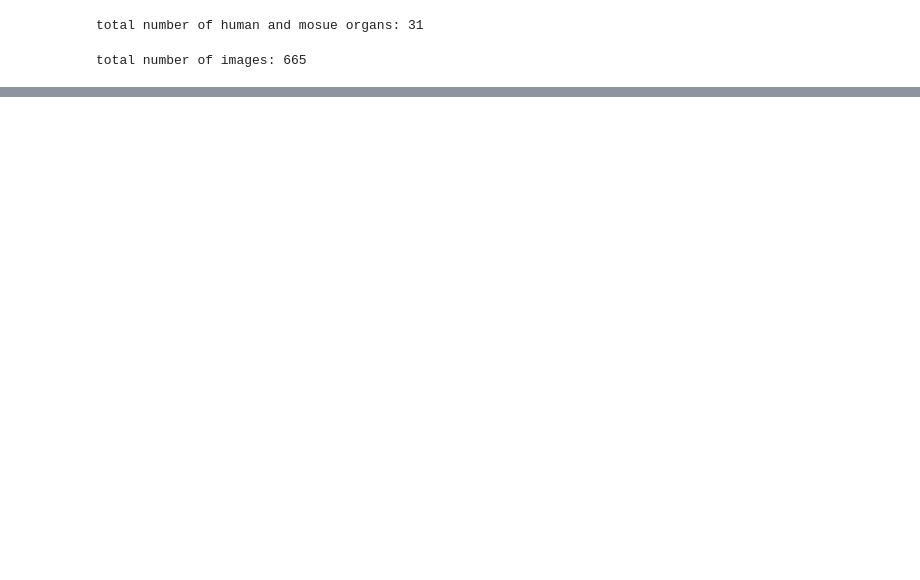
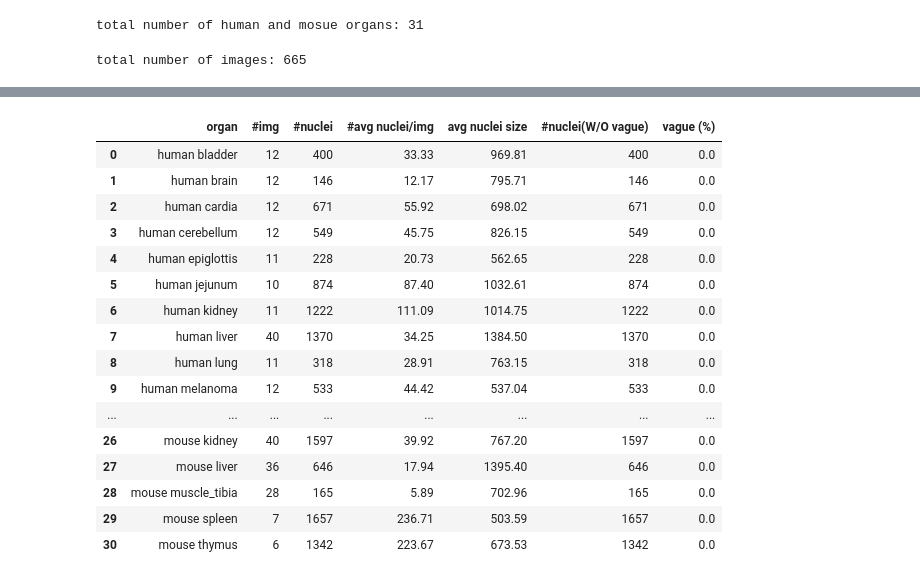
Before and after one commit to alvinkimbowa/bmeg591_nuclei_segmentation, a Jupyter notebook: nuinsseg-eda.ipynb, the cells around one changed output, grey strips where cells are left out. Drawn from its saved outputs; the diff is of its cells as text; code cells hidden in the pictures; blank space fills up the shorter version.

```diff
--- a/nuinsseg-eda.ipynb
+++ b/nuinsseg-eda.ipynb
@@ -204,0 +209,20 @@ w/o border erode - w/o border:  [0 1]
+# %%
+df
+# %% [output]
+|  | organ | #img | #nuclei | #avg nuclei/img | avg nuclei size | #nuclei(W/O vague) | vague (%) |
+| 0 | human bladder | 12 | 400 | 33.33 | 969.81 | 400 | 0.0 |
+| 1 | human brain | 12 | 146 | 12.17 | 795.71 | 146 | 0.0 |
+| 2 | human cardia | 12 | 671 | 55.92 | 698.02 | 671 | 0.0 |
+| 3 | human cerebellum | 12 | 549 | 45.75 | 826.15 | 549 | 0.0 |
+| 4 | human epiglottis | 11 | 228 | 20.73 | 562.65 | 228 | 0.0 |
+| 5 | human jejunum | 10 | 874 | 87.40 | 1032.61 | 874 | 0.0 |
+| 6 | human kidney | 11 | 1222 | 111.09 | 1014.75 | 1222 | 0.0 |
+| 7 | human liver | 40 | 1370 | 34.25 | 1384.50 | 1370 | 0.0 |
+| 8 | human lung | 11 | 318 | 28.91 | 763.15 | 318 | 0.0 |
+| 9 | human melanoma | 12 | 533 | 44.42 | 537.04 | 533 | 0.0 |
+| ... | ... | ... | ... | ... | ... | ... | ... |
+| 26 | mouse kidney | 40 | 1597 | 39.92 | 767.20 | 1597 | 0.0 |
+| 27 | mouse liver | 36 | 646 | 17.94 | 1395.40 | 646 | 0.0 |
+| 28 | mouse muscle_tibia | 28 | 165 | 5.89 | 702.96 | 165 | 0.0 |
+| 29 | mouse spleen | 7 | 1657 | 236.71 | 503.59 | 1657 | 0.0 |
+| 30 | mouse thymus | 6 | 1342 | 223.67 | 673.53 | 1342 | 0.0 |
```
Also changed, not shown: parts of 5 cells of this notebook, 2 other files.
